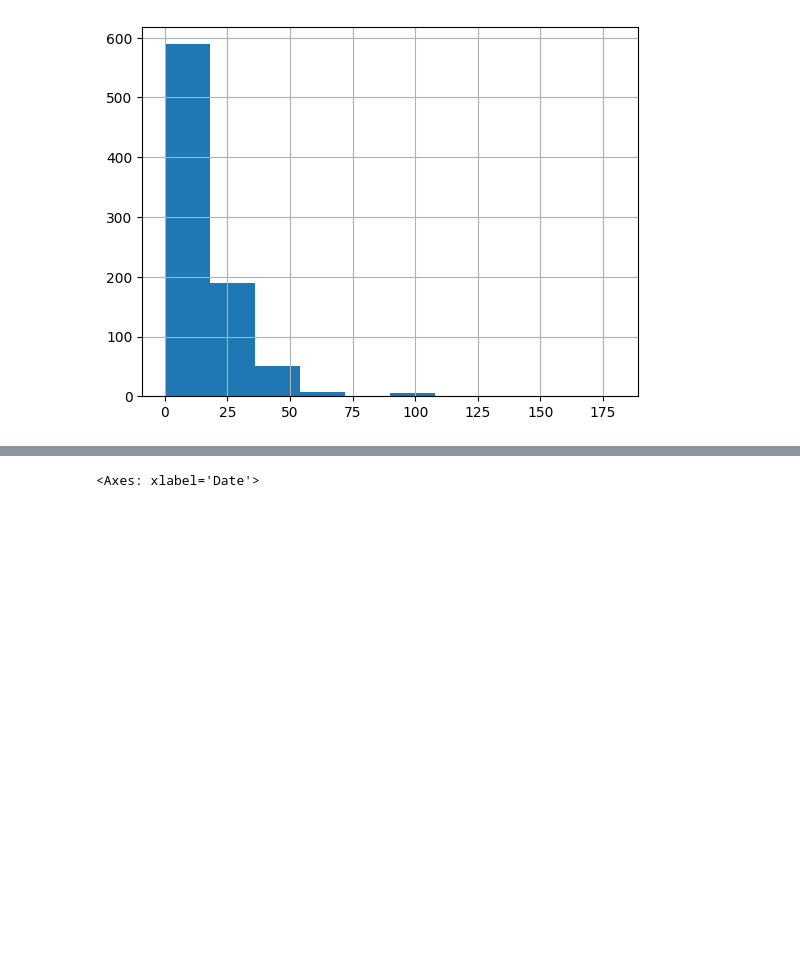
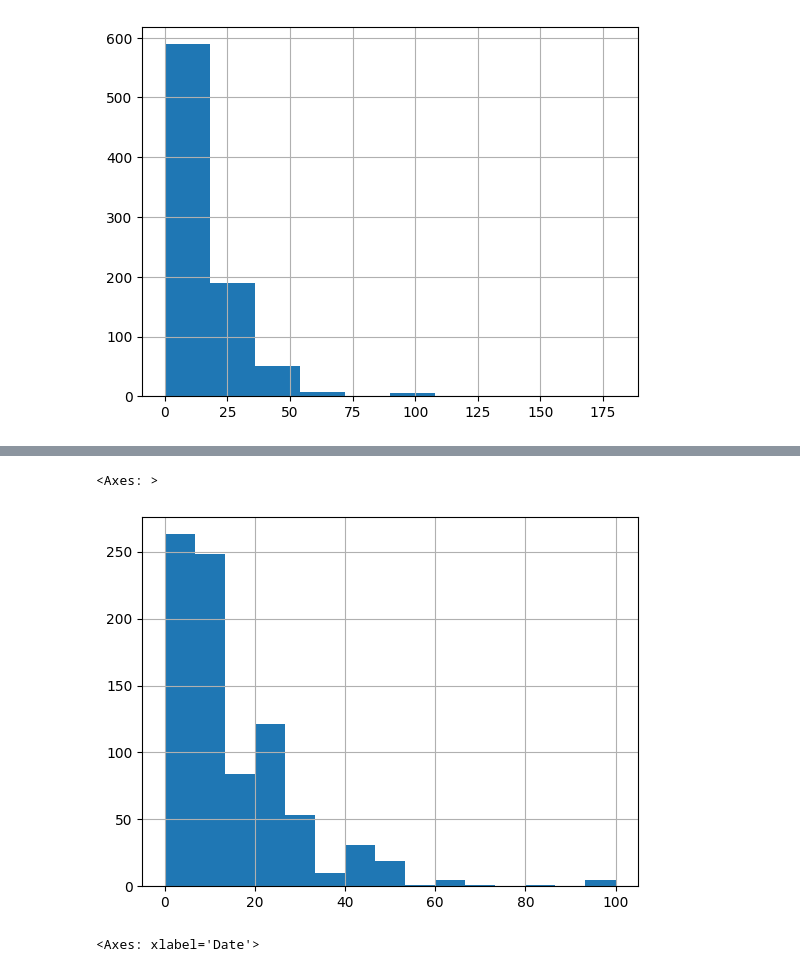
Before and after one commit to MichalikSJ21/MLSquirrelResearchProject, a Jupyter notebook: exploration/data_exploration.ipynb, the cells around one changed output, grey strips where cells are left out. Saved outputs shown, nothing was run; the diff lists cells and outputs as text; code cells hidden in the pictures; blank space fills up the shorter version.

```diff
--- a/exploration/data_exploration.ipynb
+++ b/exploration/data_exploration.ipynb
@@ -264,3 +313,10 @@ df[df['Above Ground Sighter Measurement'] != 'FALSE']['Above Ground Sighter Meas
+# %%
+# Remove all values greater than 100 so that we can see more of the data and the way in which the data is stratified where there are more records.
+measurement_series = df[df['Above Ground Sighter Measurement'] != 'FALSE']['Above Ground Sighter Measurement'].astype(int)
+measurement_series[measurement_series < 110].hist(bins=15)
+# %% [output]
+<Axes: >
+[figure, added]
 # %%
 # Distribution of sightings over time
 df.groupby(['Date'])['Unique Squirrel ID'].count().plot(x='Date', kind='bar')
```
Also changed, not shown: parts of 12 cells of this notebook.
